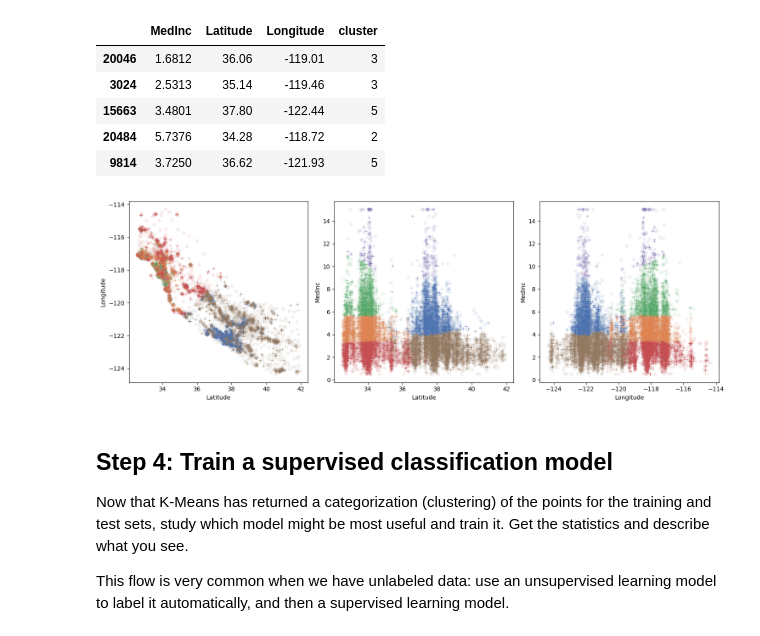
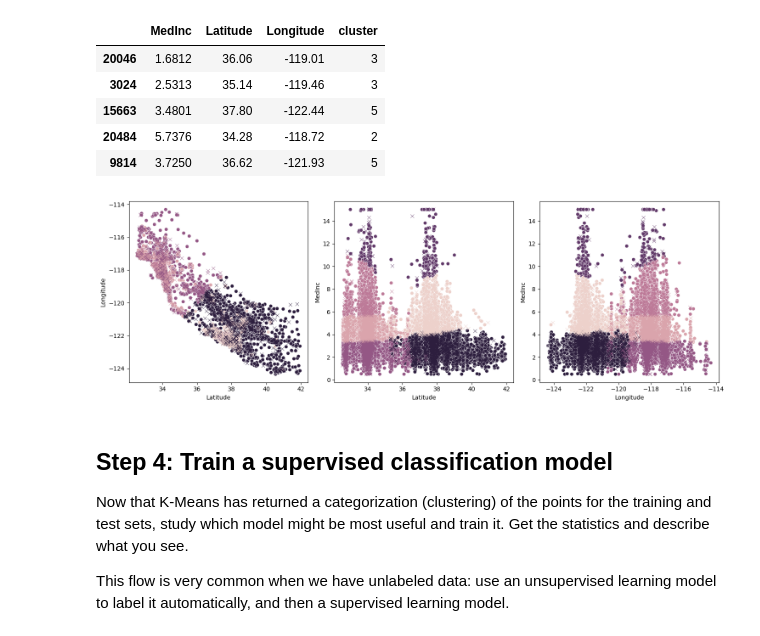
Before and after one commit to DalynLC/K-means, a Jupyter notebook: src/explore.ipynb, the cells around one changed output. Cells and saved outputs as stored; diff of their text form; code cells hidden in the pictures.

```diff
--- a/src/explore.ipynb
+++ b/src/explore.ipynb
@@ -114,22 +114,22 @@ X_test.head()
 # %%
 fig, axis = plt.subplots(1, 3, figsize = (15, 5))
 
-sns.scatterplot(ax = axis[0], data = X_train, x = "Latitude", y = "Longitude", hue = "cluster", palette = "deep", alpha  = 0.1)
-sns.scatterplot(ax = axis[1], data = X_train, x = "Latitude", y = "MedInc", hue = "cluster", palette = "deep", alpha  = 0.1)
-sns.scatterplot(ax = axis[2], data = X_train, x = "Longitude", y = "MedInc", hue = "cluster", palette = "deep", alpha  = 0.1)
+sns.scatterplot(ax = axis[0], data = X_train, x = "Latitude", y = "Longitude", hue = "cluster")
+sns.scatterplot(ax = axis[1], data = X_train, x = "Latitude", y = "MedInc", hue = "cluster")
+sns.scatterplot(ax = axis[2], data = X_train, x = "Longitude", y = "MedInc", hue = "cluster")
 
-sns.scatterplot(ax = axis[0], data = X_test, x = "Latitude", y = "Longitude", hue = "cluster", palette = "deep", marker = "+")
-sns.scatterplot(ax = axis[1], data = X_test, x = "Latitude", y = "MedInc", hue = "cluster", palette = "deep", marker = "+")
-sns.scatterplot(ax = axis[2], data = X_test, x = "Longitude", y = "MedInc", hue = "cluster", palette = "deep", marker = "+")
+sns.scatterplot(ax = axis[0], data = X_test, x = "Latitude", y = "Longitude", hue = "cluster", marker = "x")
+sns.scatterplot(ax = axis[1], data = X_test, x = "Latitude", y = "MedInc", hue = "cluster", marker = "x")
+sns.scatterplot(ax = axis[2], data = X_test, x = "Longitude", y = "MedInc", hue = "cluster", marker = "x")
 
 plt.tight_layout()
 
 for ax in axis:
     ax.legend([],[], frameon=False)
 
 plt.show()
 # %% [output]
-[figure, old version]
+[figure, new version]
 # %% [markdown]
 ## Step 4: Train a supervised classification model
 Now that K-Means has returned a categorization (clustering) of the points for the training and test sets, study which model might be most useful and train it. Get the statistics and describe what you see.
```
Also changed, not shown: parts of 1 cell of this notebook.
